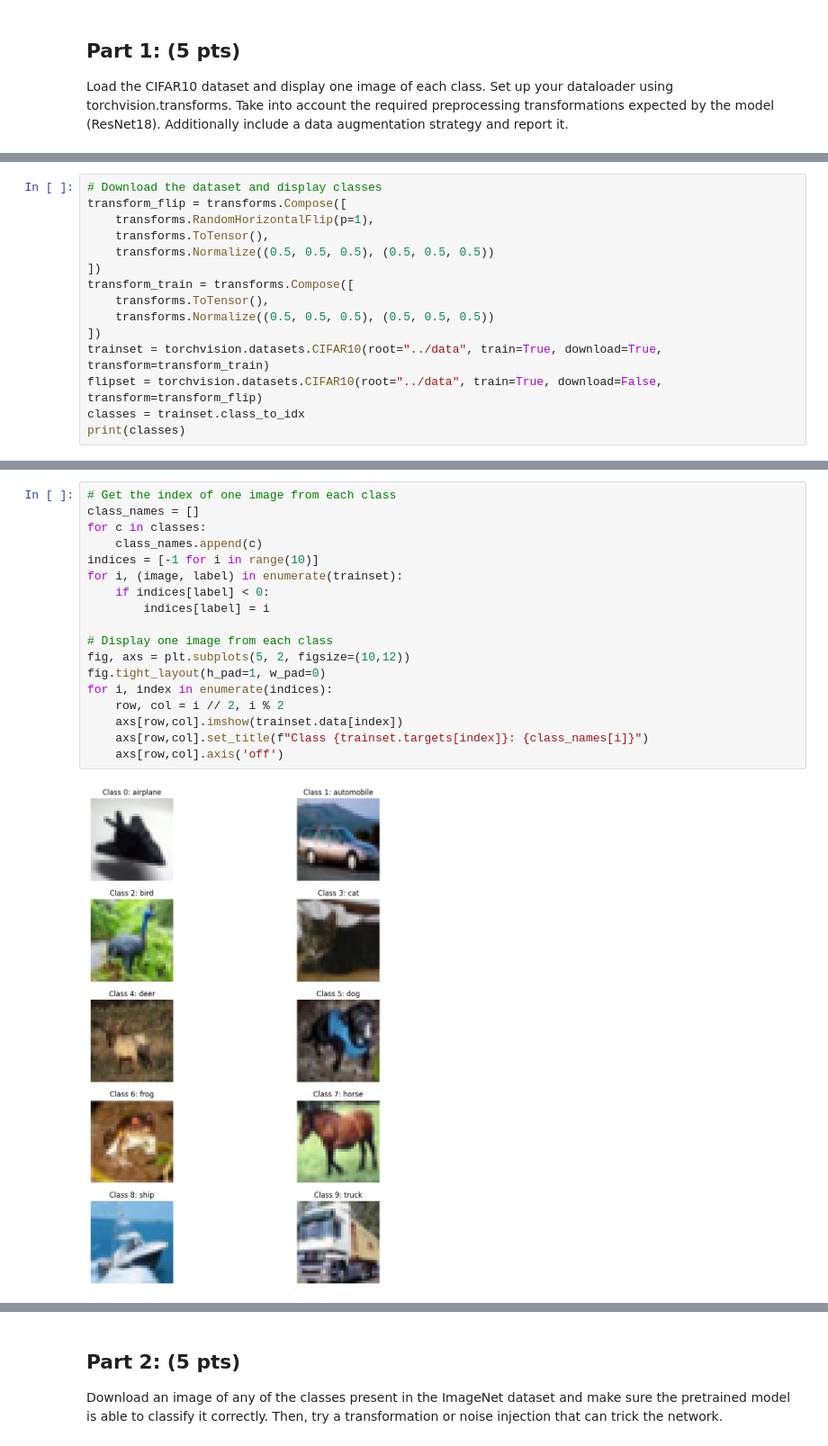
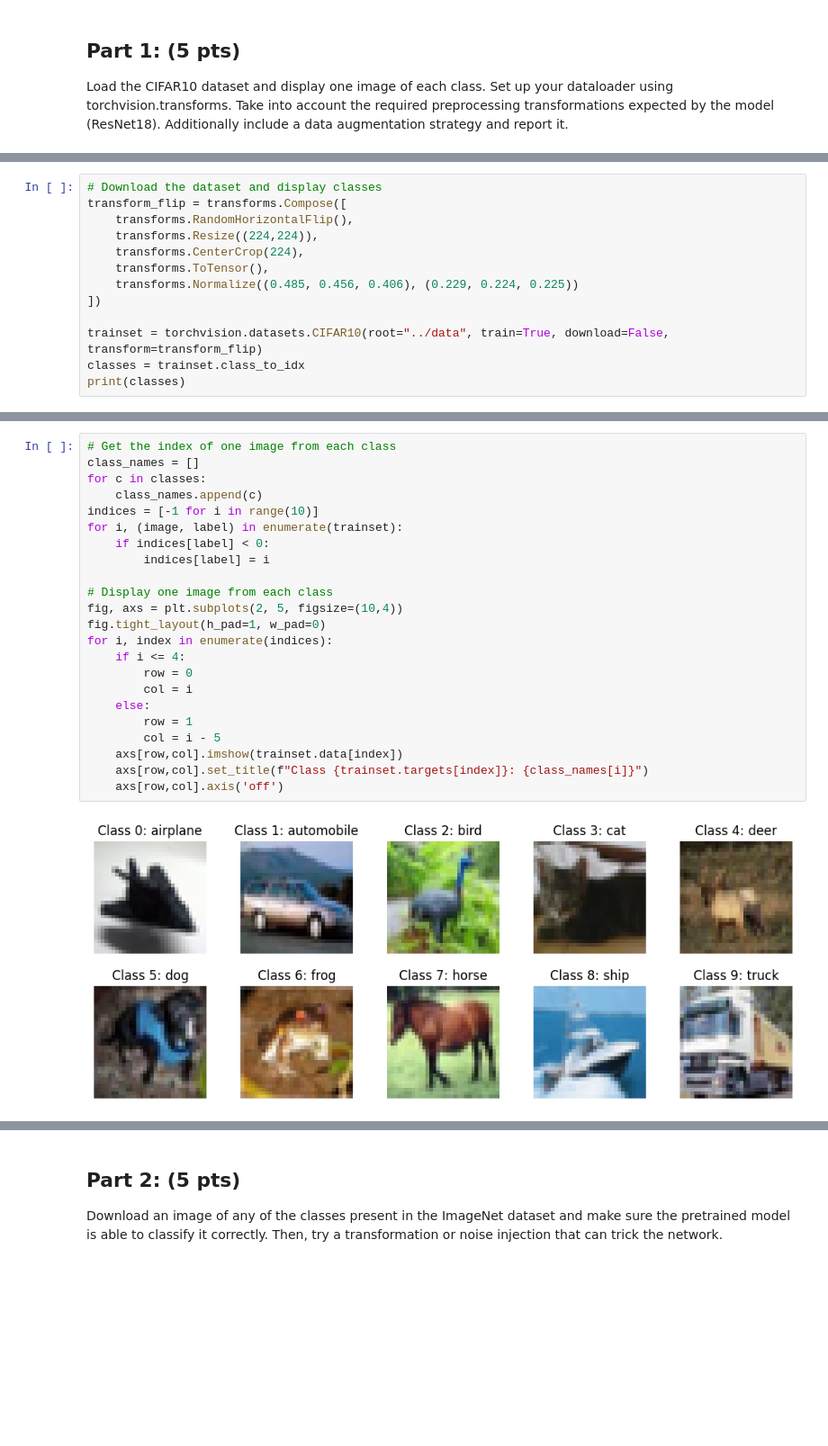
Before and after one commit to Jagardiner97/STAT-6685, a Jupyter notebook: HW4/src/transfer.ipynb, the cells around one changed output, grey strips where cells are left out. Shown at 90% size. Saved outputs shown, nothing was run; the diff lists cells and outputs as text; blank space fills up the shorter version.

```diff
--- a/HW4/src/transfer.ipynb
+++ b/HW4/src/transfer.ipynb
@@ -27,16 +34,14 @@ else:
 # %%
 # Download the dataset and display classes
 transform_flip = transforms.Compose([
-    transforms.RandomHorizontalFlip(p=1),
+    transforms.RandomHorizontalFlip(),
+    transforms.Resize((224,224)),
+    transforms.CenterCrop(224),
     transforms.ToTensor(),
-    transforms.Normalize((0.5, 0.5, 0.5), (0.5, 0.5, 0.5))
+    transforms.Normalize((0.485, 0.456, 0.406), (0.229, 0.224, 0.225))
 ])
-transform_train = transforms.Compose([
-    transforms.ToTensor(),
-    transforms.Normalize((0.5, 0.5, 0.5), (0.5, 0.5, 0.5))
-])
-trainset = torchvision.datasets.CIFAR10(root="../data", train=True, download=True, transform=transform_train)
-flipset = torchvision.datasets.CIFAR10(root="../data", train=True, download=False, transform=transform_flip)
+
+trainset = torchvision.datasets.CIFAR10(root="../data", train=True, download=False, transform=transform_flip)
 classes = trainset.class_to_idx
 print(classes)
 # %% [output]
@@ -49,21 +54,26 @@ combined = ConcatDataset([trainset, flipset])
 # %%
 # Get the index of one image from each class
 class_names = []
 for c in classes:
     class_names.append(c)
 indices = [-1 for i in range(10)]
 for i, (image, label) in enumerate(trainset):
     if indices[label] < 0:
         indices[label] = i
 
 # Display one image from each class
-fig, axs = plt.subplots(5, 2, figsize=(10,12))
+fig, axs = plt.subplots(2, 5, figsize=(10,4))
 fig.tight_layout(h_pad=1, w_pad=0)
 for i, index in enumerate(indices):
-    row, col = i // 2, i % 2
+    if i <= 4:
+        row = 0
+        col = i
+    else:
+        row = 1
+        col = i - 5
     axs[row,col].imshow(trainset.data[index])
     axs[row,col].set_title(f"Class {trainset.targets[index]}: {class_names[i]}")
     axs[row,col].axis('off')
 # %% [output]
-[figure, old version]
+[figure, new version]
 # %%
```
Also changed, not shown: parts of 17 cells of this notebook.
